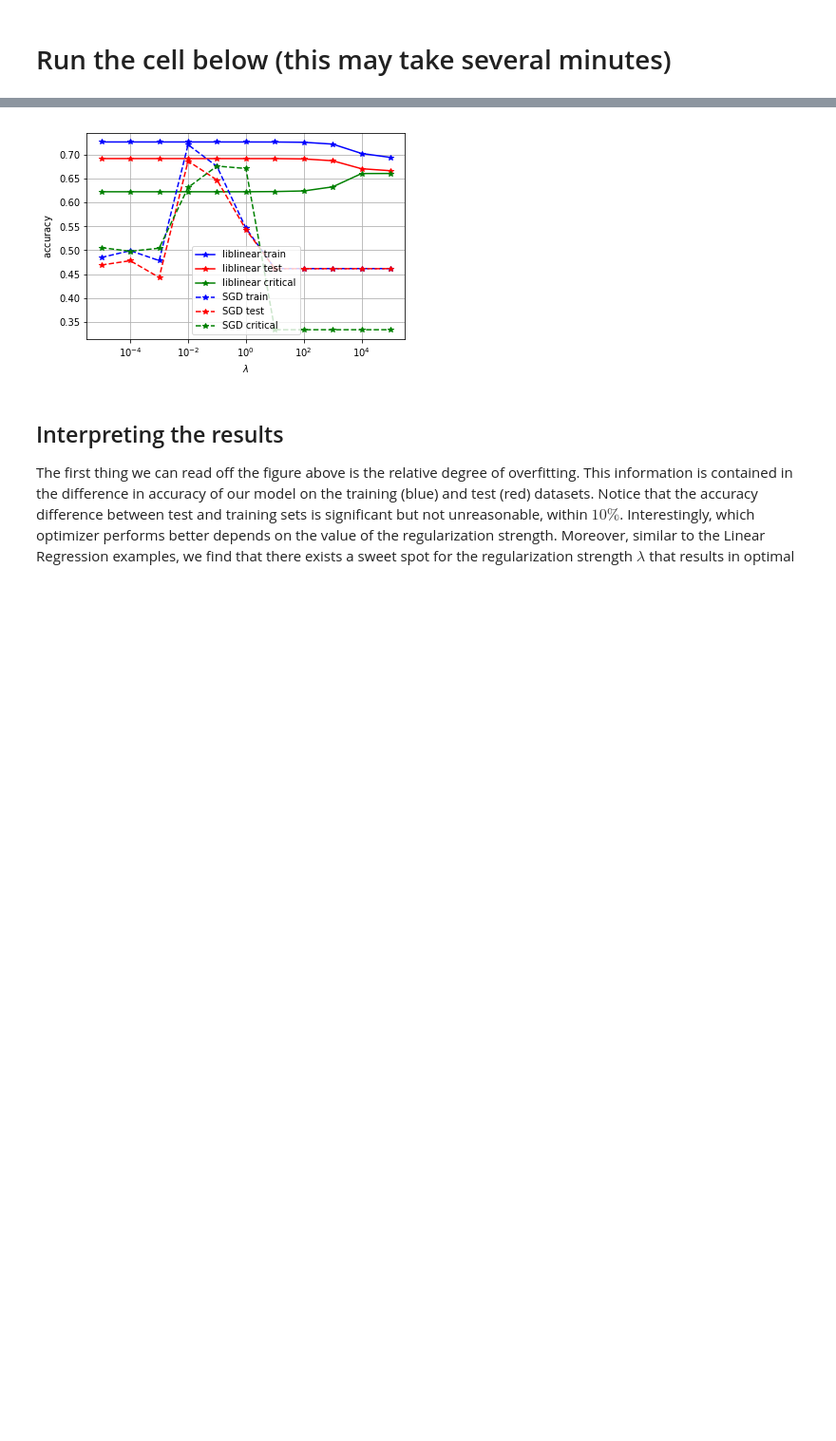
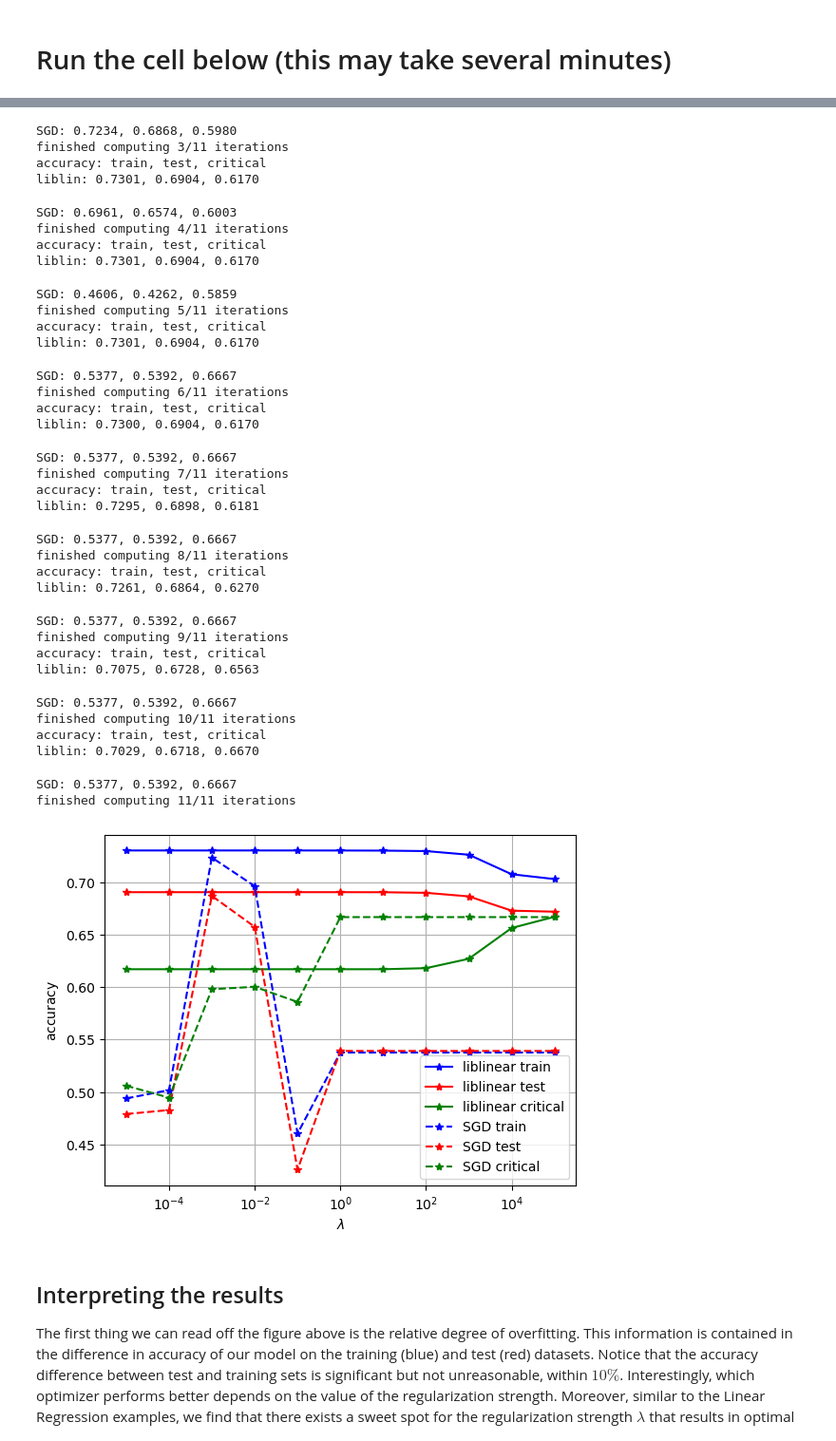
Before and after one commit to hjkqubit/PY580, a Jupyter notebook: NB6_CVII_logreg_ising.ipynb, the cells around one changed output, grey strips where cells are left out. Shown: that part at 95% size. Cells and saved outputs as stored; diff of their text form; code cells hidden in the pictures; blank space fills up the shorter version.

```diff
--- a/NB6_CVII_logreg_ising.ipynb
+++ b/NB6_CVII_logreg_ising.ipynb
@@ -169,7 +172,7 @@ critical_accuracy_SGD=np.zeros(lmbdas.shape,np.float64)
 for i,lmbda in enumerate(lmbdas):
 
     # define logistic regressor
-    logreg=linear_model.LogisticRegression(C=1.0/lmbda,random_state=1,verbose=0,max_iter=1E3,tol=1E-5,
+    logreg=linear_model.LogisticRegression(C=1.0/lmbda,random_state=1,verbose=0,max_iter=1000,tol=1E-5,
                                            solver='liblinear')
 
     # fit training data
@@ -237,4 +233,38 @@ finished computing 11/11 iterations
+SGD: 0.7234, 0.6868, 0.5980
+finished computing 3/11 iterations
+accuracy: train, test, critical
+liblin: 0.7301, 0.6904, 0.6170
+SGD: 0.6961, 0.6574, 0.6003
+finished computing 4/11 iterations
+accuracy: train, test, critical
+liblin: 0.7301, 0.6904, 0.6170
+SGD: 0.4606, 0.4262, 0.5859
+finished computing 5/11 iterations
+accuracy: train, test, critical
+liblin: 0.7301, 0.6904, 0.6170
+SGD: 0.5377, 0.5392, 0.6667
+finished computing 6/11 iterations
+accuracy: train, test, critical
+liblin: 0.7300, 0.6904, 0.6170
+SGD: 0.5377, 0.5392, 0.6667
+finished computing 7/11 iterations
+accuracy: train, test, critical
+liblin: 0.7295, 0.6898, 0.6181
+SGD: 0.5377, 0.5392, 0.6667
+finished computing 8/11 iterations
+accuracy: train, test, critical
+liblin: 0.7261, 0.6864, 0.6270
+SGD: 0.5377, 0.5392, 0.6667
+finished computing 9/11 iterations
+accuracy: train, test, critical
+liblin: 0.7075, 0.6728, 0.6563
+SGD: 0.5377, 0.5392, 0.6667
+finished computing 10/11 iterations
+accuracy: train, test, critical
+liblin: 0.7029, 0.6718, 0.6670
+SGD: 0.5377, 0.5392, 0.6667
+finished computing 11/11 iterations
-[figure, old version]
+[figure, new version]
 # %% [markdown]
 ## Interpreting the results
 
```
Also changed, not shown: parts of 13 cells of this notebook, 4 other files.
